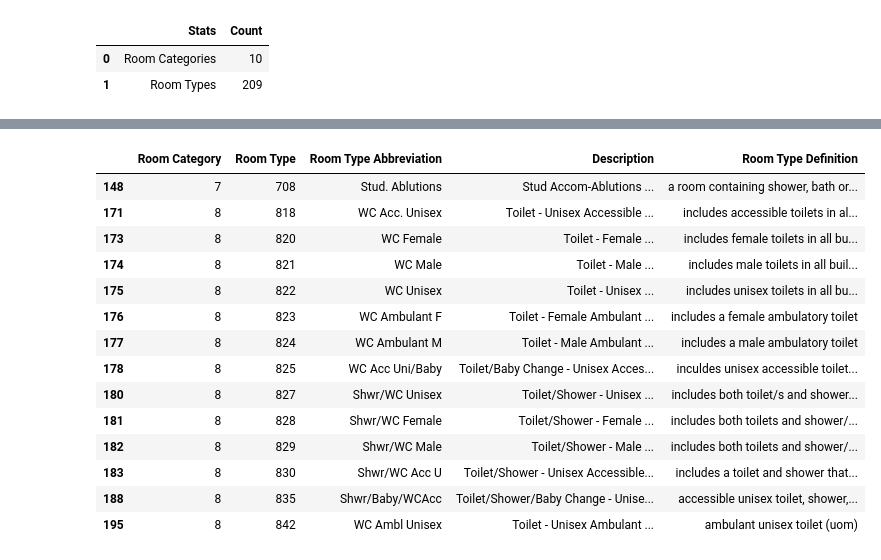
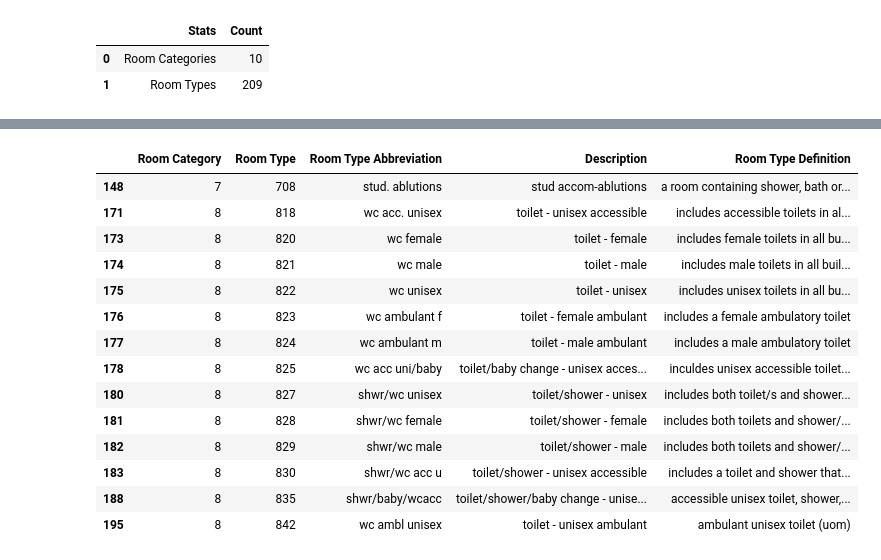
Before and after one commit to abhinavcreed13/project-space-optimisation-group-3, a Jupyter notebook: notebooks/exploratory-data-analysis.ipynb, the cells around one changed output, grey strips where cells are left out. Cells and saved outputs as stored; diff of their text form; code cells hidden in the pictures.

```diff
--- a/notebooks/exploratory-data-analysis.ipynb
+++ b/notebooks/exploratory-data-analysis.ipynb
@@ -354,6 +368,7 @@ stats
 # clean data for joining
 rm_category_type_df['Room Type']=rm_category_type_df['Room Type'].str.strip()
 rm_category_type_df['Room Category']=rm_category_type_df['Room Category'].str.strip()
+rm_category_type_df['Room Type Abbreviation']=rm_category_type_df['Room Type Abbreviation'].str.lower().str.strip()
+rm_category_type_df['Description']=rm_category_type_df['Description'].str.lower().str.strip()
 rm_category_type_df['Room Type Definition']=rm_category_type_df['Room Type Definition'].str.lower().str.strip()
-
-rm_category_type_df.info()
+rm_category_type_df.head()
@@ -360,21 +382,23 @@ rm_category_type_df.info()
 # %%
 # search for rooms with keyword - toilet
-rm_category_type_df[rm_category_type_df['Room Type Definition'].str.contains("toilet|washroom")]
+possible_rooms = rm_category_type_df[rm_category_type_df['Room Type Definition'].str.contains("toilet|washroom")]
+toilet_room_types = possible_rooms['Room Type'].tolist()
+possible_rooms
 # %% [output]
 |  | Room Category | Room Type | Room Type Abbreviation | Description | Room Type Definition |
-| 148 | 7 | 708 | Stud. Ablutions | Stud Accom-Ablutions ... | a room containing shower, bath or... |
-| 171 | 8 | 818 | WC Acc. Unisex | Toilet - Unisex Accessible ... | includes accessible toilets in al... |
-| 173 | 8 | 820 | WC Female | Toilet - Female ... | includes female toilets in all bu... |
-| 174 | 8 | 821 | WC Male | Toilet - Male ... | includes male toilets in all buil... |
-| 175 | 8 | 822 | WC Unisex | Toilet - Unisex ... | includes unisex toilets in all bu... |
-| 176 | 8 | 823 | WC Ambulant F | Toilet - Female Ambulant ... | includes a female ambulatory toilet |
-| 177 | 8 | 824 | WC Ambulant M | Toilet - Male Ambulant ... | includes a male ambulatory toilet |
-| 178 | 8 | 825 | WC Acc Uni/Baby | Toilet/Baby Change - Unisex Acces... | inculdes unisex accessible toilet... |
-| 180 | 8 | 827 | Shwr/WC Unisex | Toilet/Shower - Unisex ... | includes both toilet/s and shower... |
-| 181 | 8 | 828 | Shwr/WC Female | Toilet/Shower - Female ... | includes both toilets and shower/... |
-| 182 | 8 | 829 | Shwr/WC Male | Toilet/Shower - Male ... | includes both toilets and shower/... |
-| 183 | 8 | 830 | Shwr/WC Acc U | Toilet/Shower - Unisex Accessible... | includes a toilet and shower that... |
-| 188 | 8 | 835 | Shwr/Baby/WCAcc | Toilet/Shower/Baby Change - Unise... | accessible unisex toilet, shower,... |
-| 195 | 8 | 842 | WC Ambl Unisex | Toilet - Unisex Ambulant ... | ambulant unisex toilet (uom) |
+| 148 | 7 | 708 | stud. ablutions | stud accom-ablutions | a room containing shower, bath or... |
+| 171 | 8 | 818 | wc acc. unisex | toilet - unisex accessible | includes accessible toilets in al... |
+| 173 | 8 | 820 | wc female | toilet - female | includes female toilets in all bu... |
+| 174 | 8 | 821 | wc male | toilet - male | includes male toilets in all buil... |
+| 175 | 8 | 822 | wc unisex | toilet - unisex | includes unisex toilets in all bu... |
+| 176 | 8 | 823 | wc ambulant f | toilet - female ambulant | includes a female ambulatory toilet |
+| 177 | 8 | 824 | wc ambulant m | toilet - male ambulant | includes a male ambulatory toilet |
+| 178 | 8 | 825 | wc acc uni/baby | toilet/baby change - unisex acces... | inculdes unisex accessible toilet... |
+| 180 | 8 | 827 | shwr/wc unisex | toilet/shower - unisex | includes both toilet/s and shower... |
+| 181 | 8 | 828 | shwr/wc female | toilet/shower - female | includes both toilets and shower/... |
+| 182 | 8 | 829 | shwr/wc male | toilet/shower - male | includes both toilets and shower/... |
+| 183 | 8 | 830 | shwr/wc acc u | toilet/shower - unisex accessible | includes a toilet and shower that... |
+| 188 | 8 | 835 | shwr/baby/wcacc | toilet/shower/baby change - unise... | accessible unisex toilet, shower,... |
+| 195 | 8 | 842 | wc ambl unisex | toilet - unisex ambulant | ambulant unisex toilet (uom) |
 # %%
 # search for rooms with keyword - meeting
```
Also changed, not shown: parts of 10 cells of this notebook.
